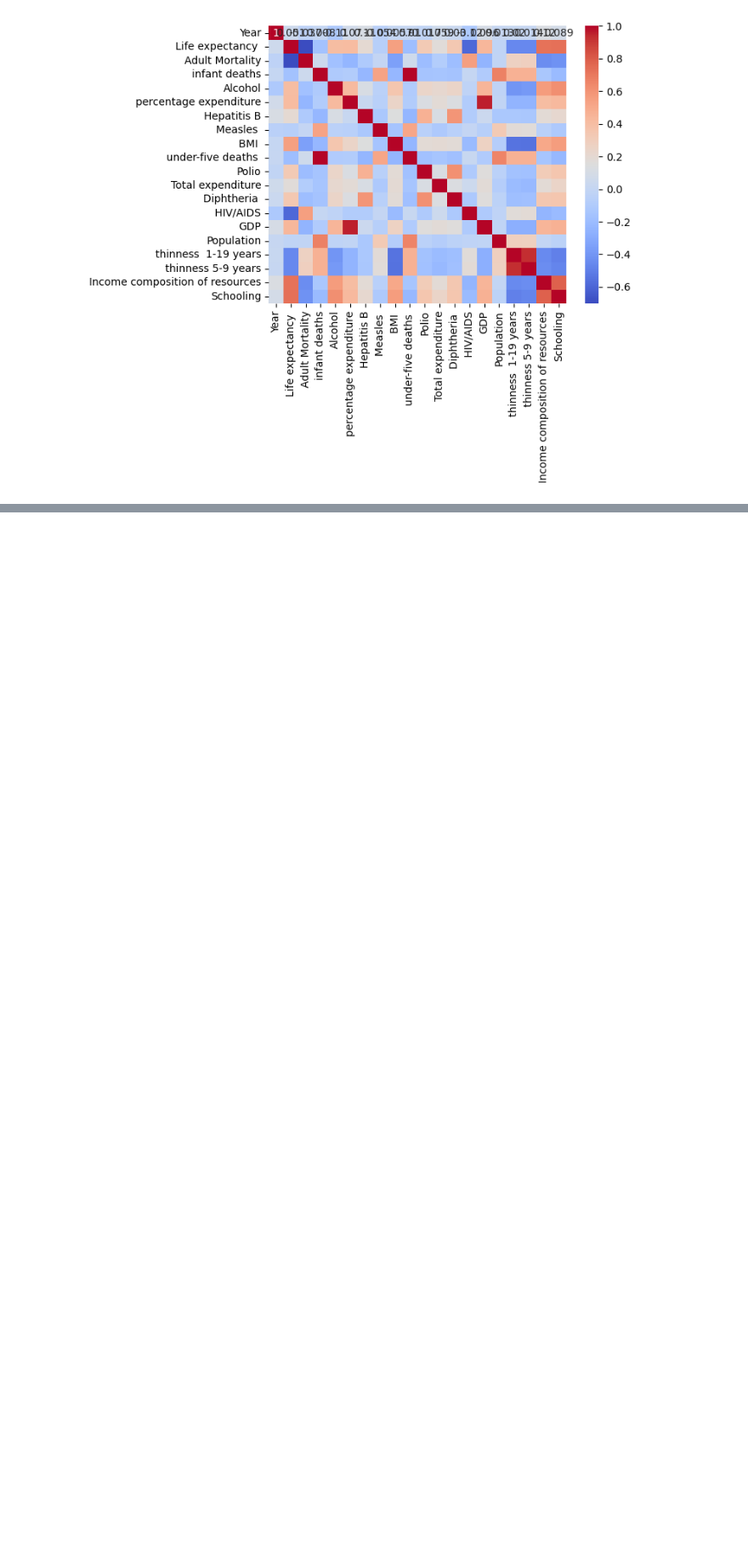
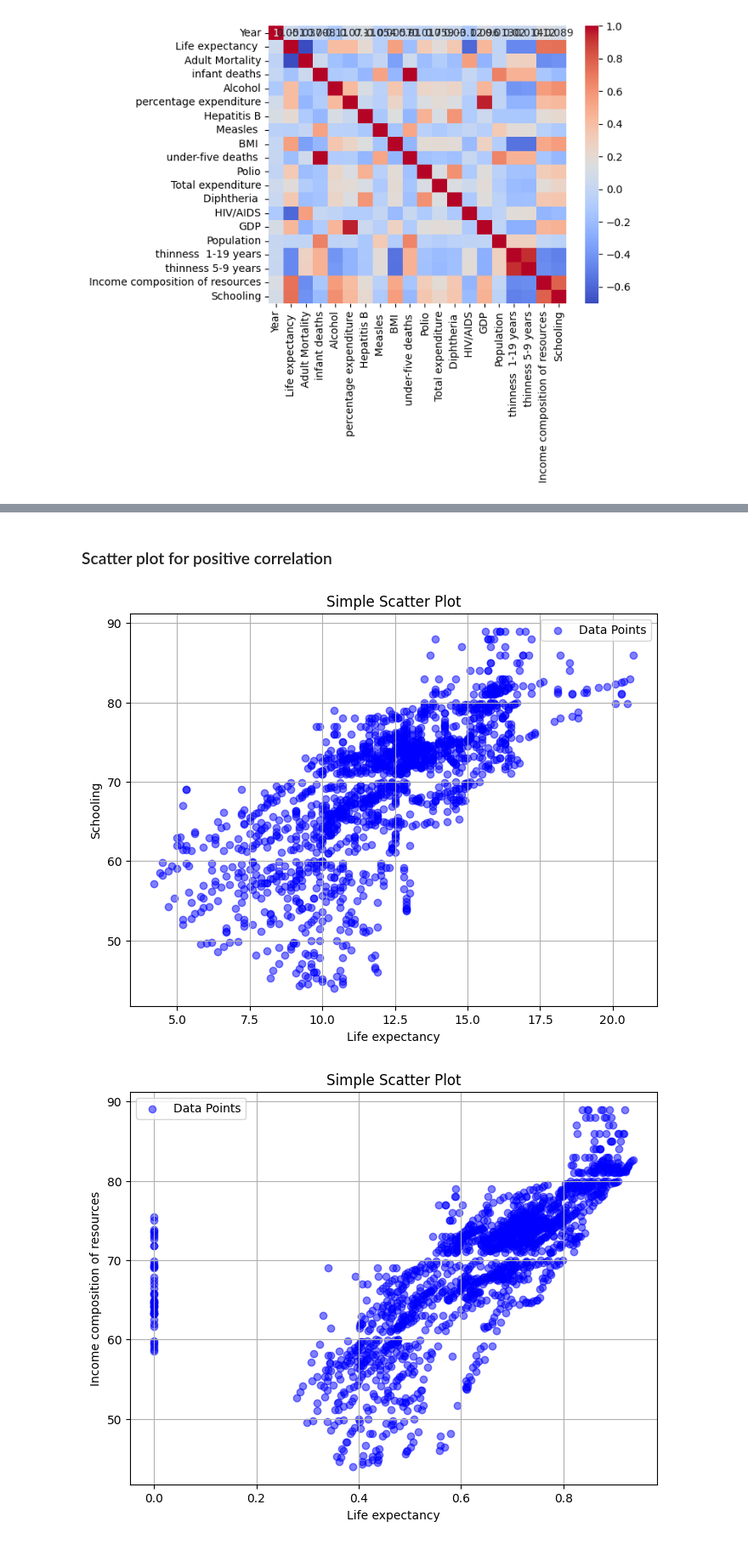
Before and after one commit to noureddinealahyane/life-expectancy, a Jupyter notebook: life_expectancy.ipynb, the cells around one changed output, grey strips where cells are left out. Shown at 85% size. Drawn from its saved outputs; the diff is of its cells as text; code cells hidden in the pictures; blank space fills up the shorter version.

```diff
--- a/life_expectancy.ipynb
+++ b/life_expectancy.ipynb
@@ -3,7 +3,8 @@ import pandas as pd
 import matplotlib.pyplot as plt
 import seaborn as sns
 data = pd.read_csv("~/Desktop/datasets/cleaned_dataset.csv")
-data = data.drop(columns=['Country', 'Status'])
+columns = list(data.columns)
+
 
 #plt.scatter(data_2009["Adult Mortality"], data_2009["Life expectancy "], label = "scatter plot")
 #plt.xlabel("adult mortality in 2009")
@@ -13,5 +32,6 @@ data = data.drop(columns=['Country', 'Status'])
 # %%
-corr_matrix = data.corr()
+corr_data = data.drop(columns=['Country', 'Status'])
+corr_matrix = corr_data.corr()
 sns.heatmap(corr_matrix, annot=True, cmap='coolwarm')
 plt.show()
 # %% [output]
@@ -25,2 +47,28 @@ from the correlation heatmap we can conclude that Life expectancy is :
 
 The fact that there is a negative correaltion between life expectancy and some other factors indicates that there might be a relationship between theim
+# %% [markdown]
+### Scatter plot for positive correlation
+# %%
+
+positive_corr = [corr_data['Schooling'], corr_data['Income composition of resources'], corr_data['GDP'], corr_data[' BMI ']]
+columns = ['Schooling', 'Income composition of resources', 'GDP', 'BMI']
+
+for i in range(len(positive_corr)):
+
+    plt.figure(figsize=(8, 6))
+    plt.scatter(positive_corr[i], corr_data['Life expectancy '], color='blue', alpha=0.5, label='Data Points')
+
+
+    plt.xlabel('Life expectancy')
+    plt.ylabel(columns[i])
+    plt.title('Simple Scatter Plot')
+
+    # Show legend
+    plt.legend()
+
+    # Show plot
+    plt.grid(True)  # Show grid
+    plt.show()
+# %% [output]
+[figure, added]
+[figure, added]
```
Also changed, not shown: parts of 9 cells of this notebook.
